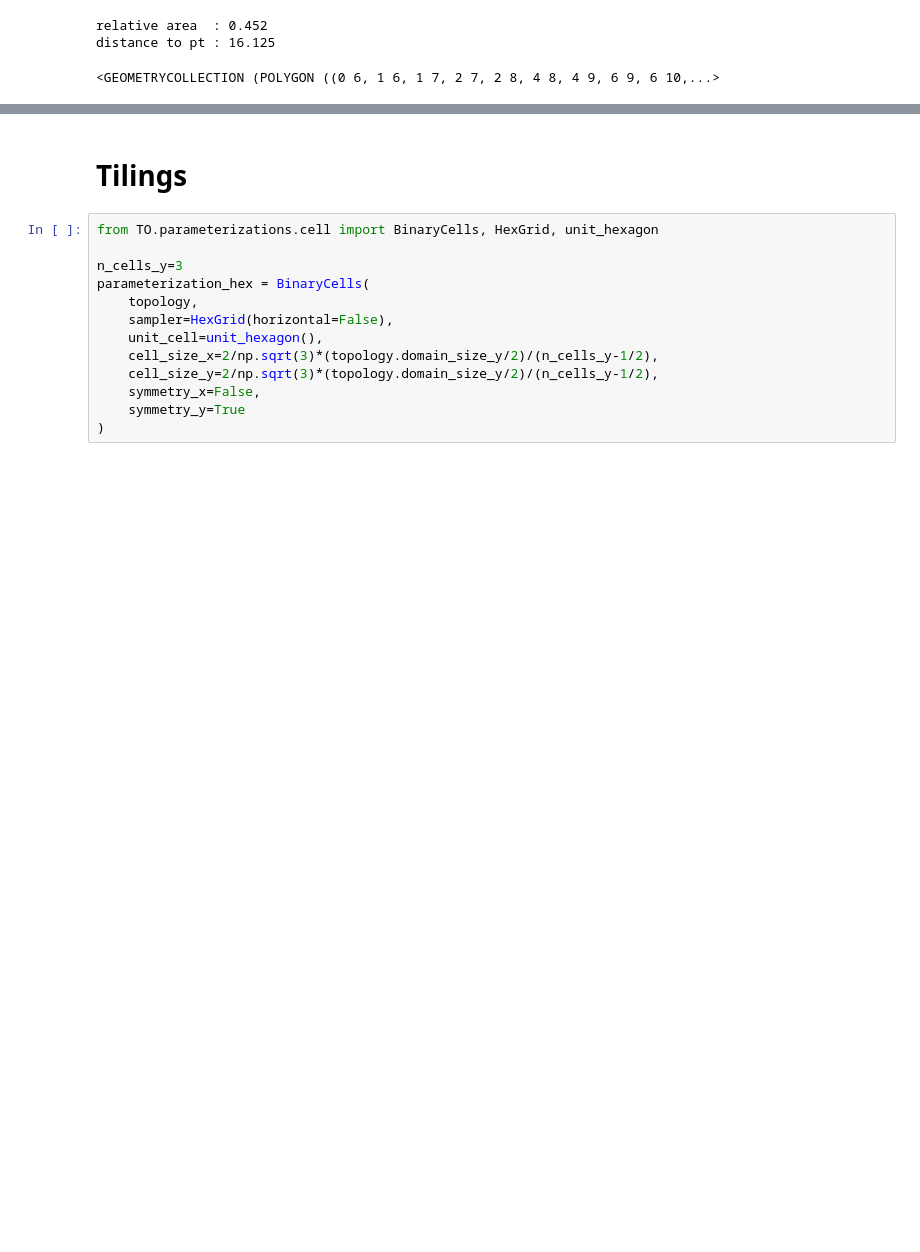
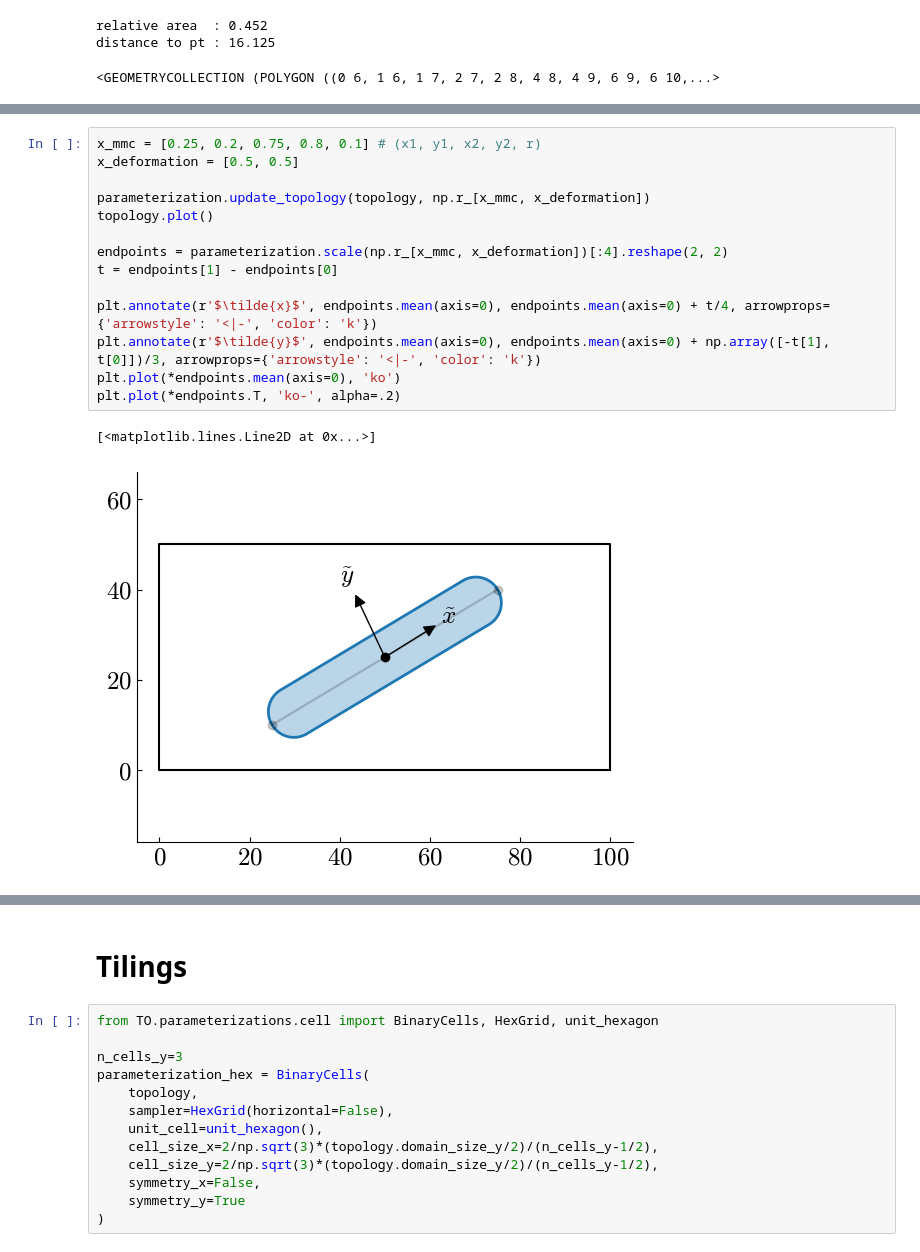
Before and after one commit to jelle-westra/tobbo, a Jupyter notebook: tutorial.ipynb, the cells around one changed output, grey strips where cells are left out. Drawn from its saved outputs; the diff is of its cells as text; blank space fills up the shorter version.

```diff
--- a/tutorial.ipynb
+++ b/tutorial.ipynb
@@ -146,0 +187,17 @@ Iterat #Fevals   function value  axis ratio  sigma  min&max std  t[m:s]
+# %%
+x_mmc = [0.25, 0.2, 0.75, 0.8, 0.1] # (x1, y1, x2, y2, r)
+x_deformation = [0.5, 0.5]
+
+parameterization.update_topology(topology, np.r_[x_mmc, x_deformation])
+topology.plot()
+
+endpoints = parameterization.scale(np.r_[x_mmc, x_deformation])[:4].reshape(2, 2)
+t = endpoints[1] - endpoints[0]
+
+plt.annotate(r'$\tilde{x}$', endpoints.mean(axis=0), endpoints.mean(axis=0) + t/4, arrowprops={'arrowstyle': '<|-', 'color': 'k'})
+plt.annotate(r'$\tilde{y}$', endpoints.mean(axis=0), endpoints.mean(axis=0) + np.array([-t[1], t[0]])/3, arrowprops={'arrowstyle': '<|-', 'color': 'k'})
+plt.plot(*endpoints.mean(axis=0), 'ko')
+plt.plot(*endpoints.T, 'ko-', alpha=.2)
+# %% [output]
+[<matplotlib.lines.Line2D at 0x...>]
+[figure, added]
```
Also changed, not shown: parts of 25 cells of this notebook, 12 other files.
